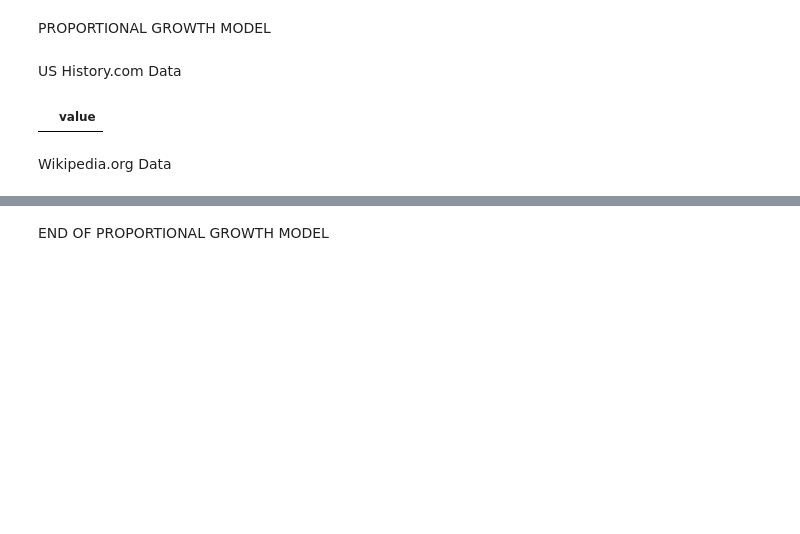
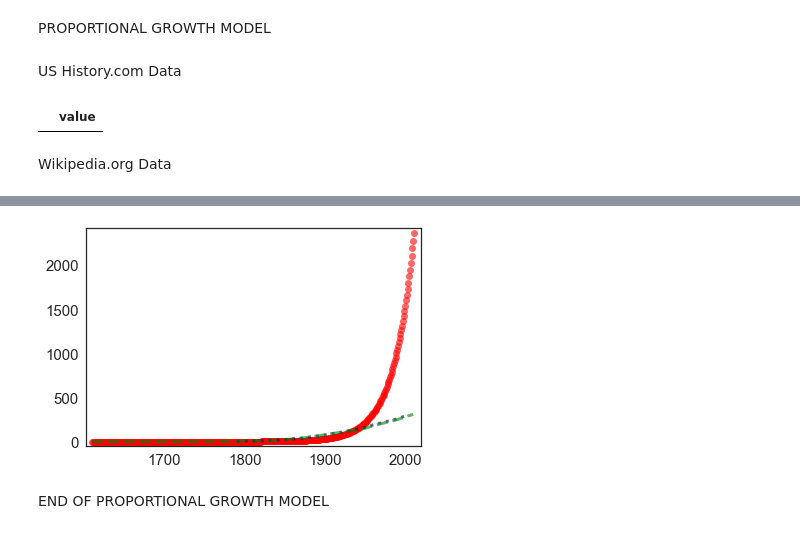
Before and after one commit to elizabethtawes/ModSimProject1, a Jupyter notebook: US+Population+Model-ProportionalGrowth.ipynb, the cells around one changed output, grey strips where cells are left out. Saved outputs shown, nothing was run; the diff lists cells and outputs as text; code cells hidden in the pictures; blank space fills up the shorter version.

```diff
--- a/US+Population+Model-ProportionalGrowth.ipynb
+++ b/US+Population+Model-ProportionalGrowth.ipynb
@@ -226,2 +227,8 @@ run_simulation(system, update_func1b)
+# %%
+run_simulation2(system2, update_func2b)
+plot(pop1ushis, ':', color='darkblue', label = 'US History')
+plot(pop2wiki, '--', color='green', label = 'Wikipedia')
+# %% [output]
+[figure, added]
 # %% [markdown]
 END OF PROPORTIONAL GROWTH MODEL
```
Also changed, not shown: parts of 19 cells of this notebook, 2 other files.
